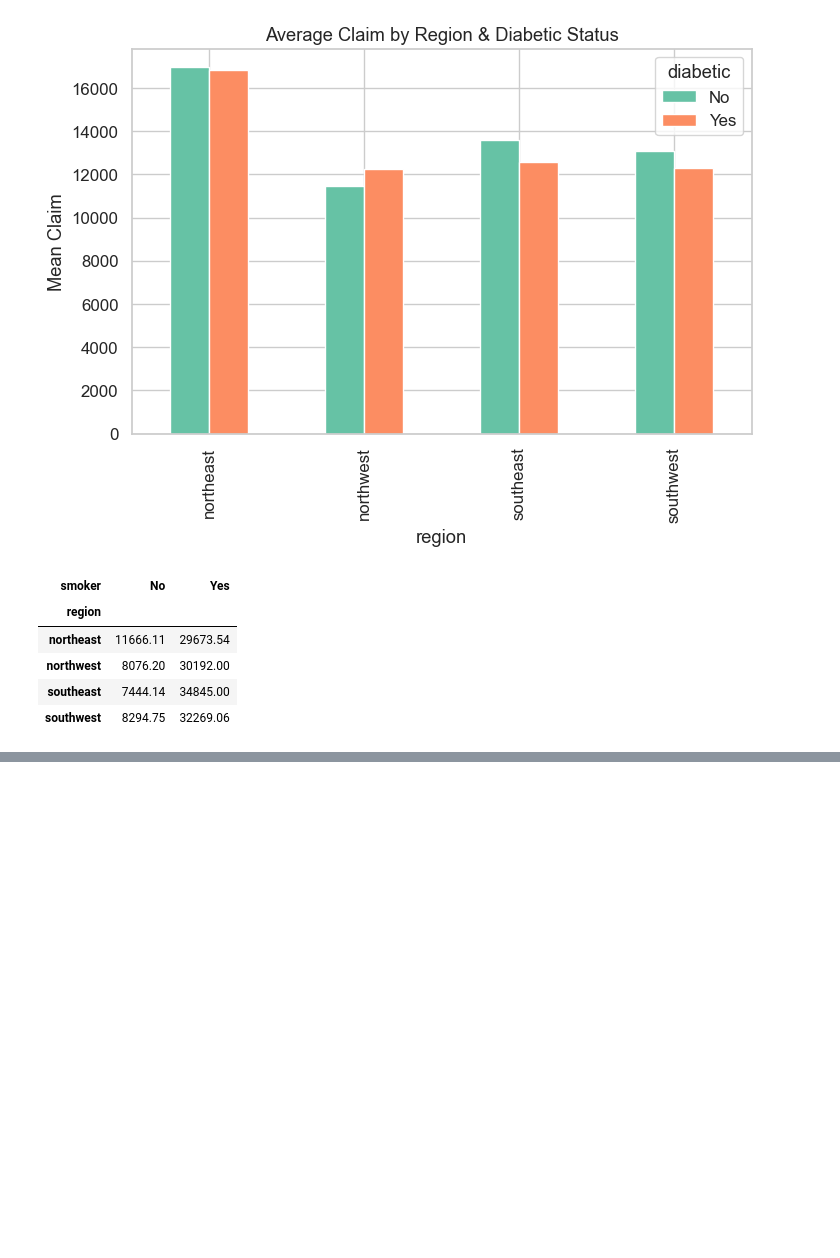
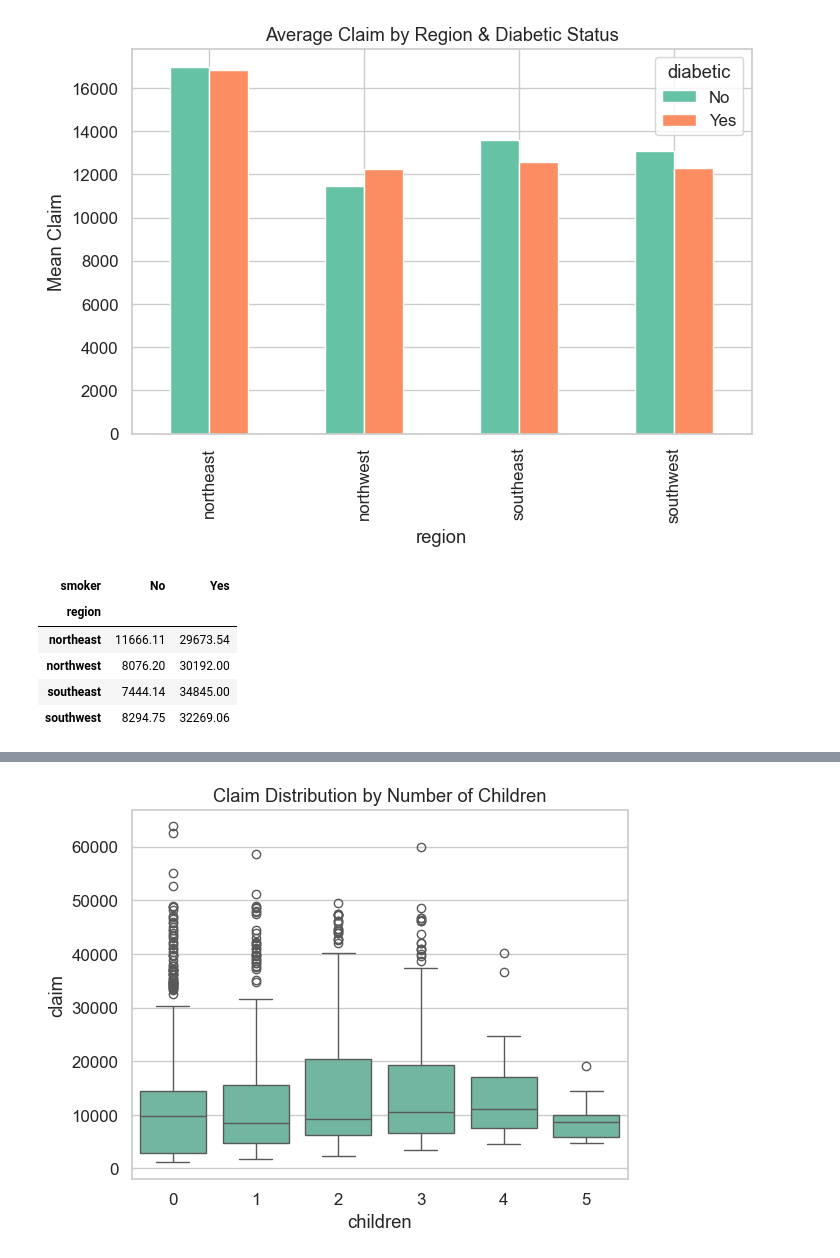
Before and after one commit to chirraaggggg/Medical-Insurance-Cost-Prediction-Using-ML, a Jupyter notebook: model_analysis.ipynb, the cells around one changed output, grey strips where cells are left out. Saved outputs shown, nothing was run; the diff lists cells and outputs as text; code cells hidden in the pictures; blank space fills up the shorter version.

```diff
--- a/model_analysis.ipynb
+++ b/model_analysis.ipynb
@@ -259,0 +299,6 @@ pivot_table
+# %%
+sns.boxplot(data = df, x="children", y= "claim")
+plt.title("Claim Distribution by Number of Children")
+plt.show()
+# %% [output]
+[figure, added]
```
Also changed, not shown: parts of 17 cells of this notebook.
